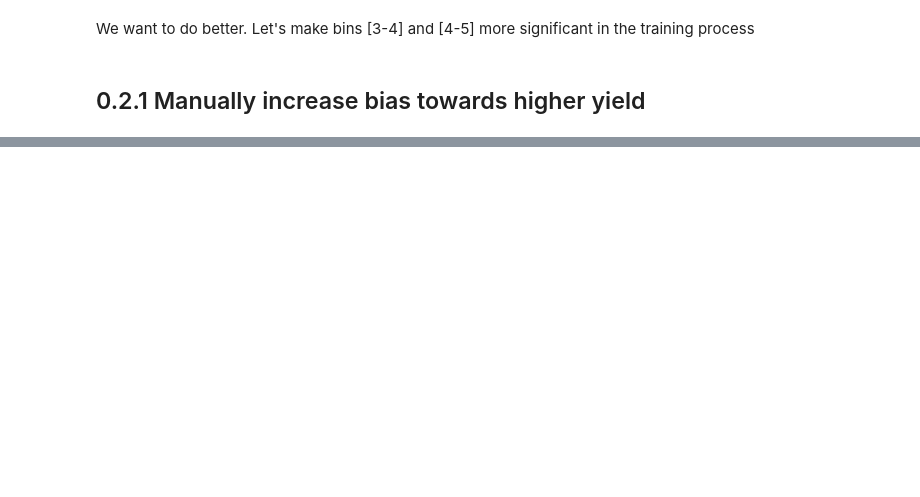
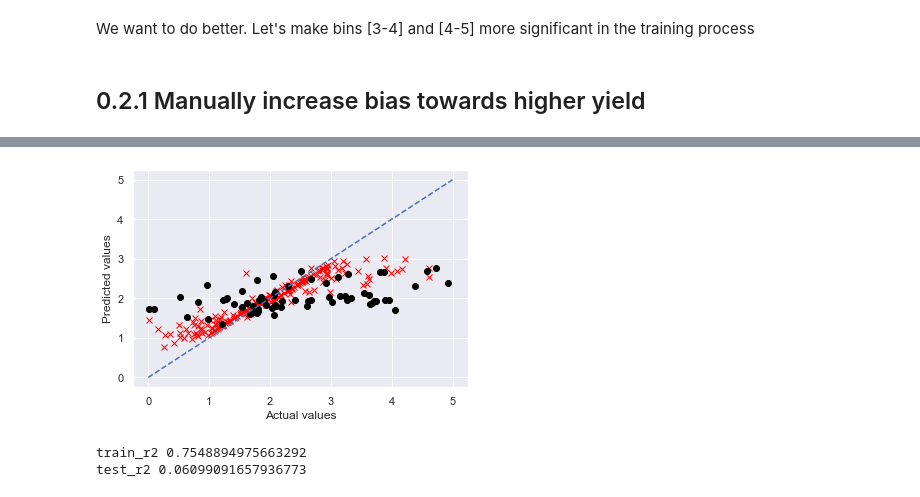
Before and after one commit to duythongvt1/URA-Projects, a Jupyter notebook: CornData/Corn2.ipynb, the cells around one changed output, grey strips where cells are left out. Cells and saved outputs as stored; diff of their text form; code cells hidden in the pictures; blank space fills up the shorter version.

```diff
--- a/CornData/Corn2.ipynb
+++ b/CornData/Corn2.ipynb
@@ -408,0 +356,11 @@ sns.distplot(y_test,bins=[0,1,2,3,4,5],kde=False)
+# %%
+Draw.scatterplot(train_sr,test_sr)
+y_train,y_train_predicted = train_sr["y_train"],train_sr["y_train_predicted"]
+y_test, y_test_predicted  = test_sr["y_test"], test_sr["y_test_predicted"]
+
+print("train_r2",r2_score(y_train,y_train_predicted))
+print("test_r2",r2_score(y_test,y_test_predicted))
+# %% [output]
+[figure, added]
+train_r2 0.7548894975663292
+test_r2 0.06099091657936773
```
Also changed, not shown: parts of 21 cells of this notebook.
